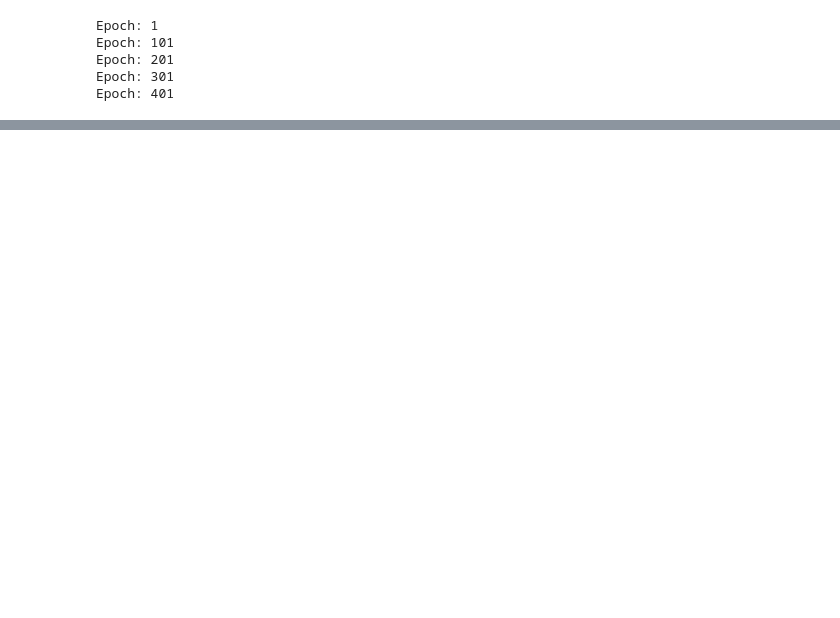
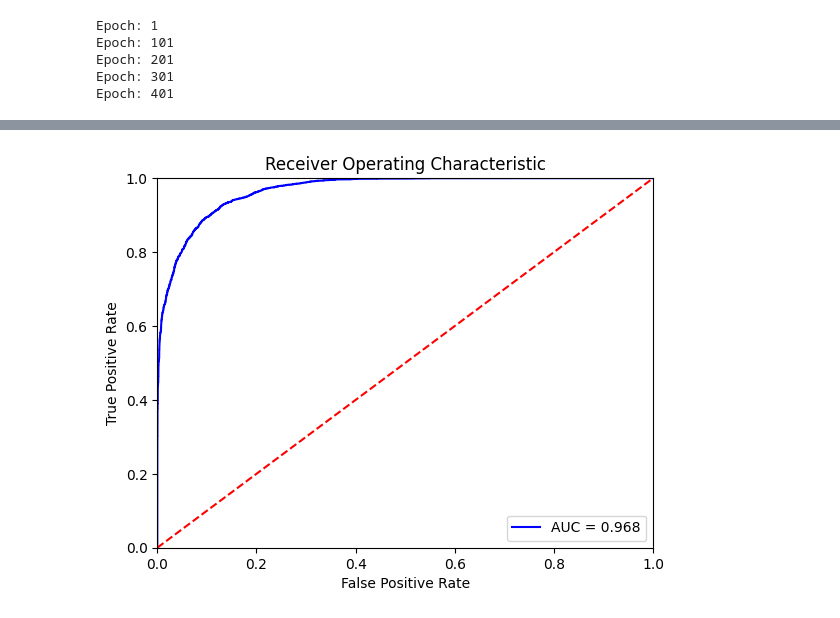
Before and after one commit to Q-shick/ecommerce_price_sensitivity, a Jupyter notebook: conversion-sensitivity-model.ipynb, the cells around one changed output, grey strips where cells are left out. Drawn from its saved outputs; the diff is of its cells as text; code cells hidden in the pictures; blank space fills up the shorter version.

```diff
--- a/conversion-sensitivity-model.ipynb
+++ b/conversion-sensitivity-model.ipynb
@@ -32,3 +107,12 @@ training_data.head()
+# %%
+# Convert dataframe and numpy array into tensors
+features_train_tensor = torch.tensor(features_train.values, dtype=torch.float32)
+price_train_tensor = torch.tensor(price_train["price"].values.reshape(-1,1), dtype=torch.float32)
+y_train_tensor = torch.tensor(y_train.values.reshape(-1,1), dtype=torch.float32)
+
+features_test_tensor = torch.tensor(features_test.values, dtype=torch.float32)
+price_test_tensor = torch.tensor(price_test["price"].values.reshape(-1,1), dtype=torch.float32)
+y_test_tensor = torch.tensor(y_test.values.reshape(-1,1), dtype=torch.float32)
 # %%
 class MaxWinRateParam(nn.Module):
     def __init__(self):
@@ -158,0 +258,13 @@ roc_auc_score(y_train, pred)
+# %%
+fpr, tpr, threshold = roc_curve(y_test_tensor, pred_win_rate_test)
+plt.title('Receiver Operating Characteristic')
+plt.plot(fpr, tpr, 'b', label = f"AUC = {roc_auc_score(y_test_tensor, pred_win_rate_test):.3}")
+plt.legend(loc = 'lower right')
+plt.plot([0, 1], [0, 1],'r--')
+plt.xlim([0, 1])
+plt.ylim([0, 1])
+plt.ylabel('True Positive Rate')
+plt.xlabel('False Positive Rate')
+plt.show()
+# %% [output]
+[figure, added]
```
Also changed, not shown: parts of 11 cells of this notebook.
